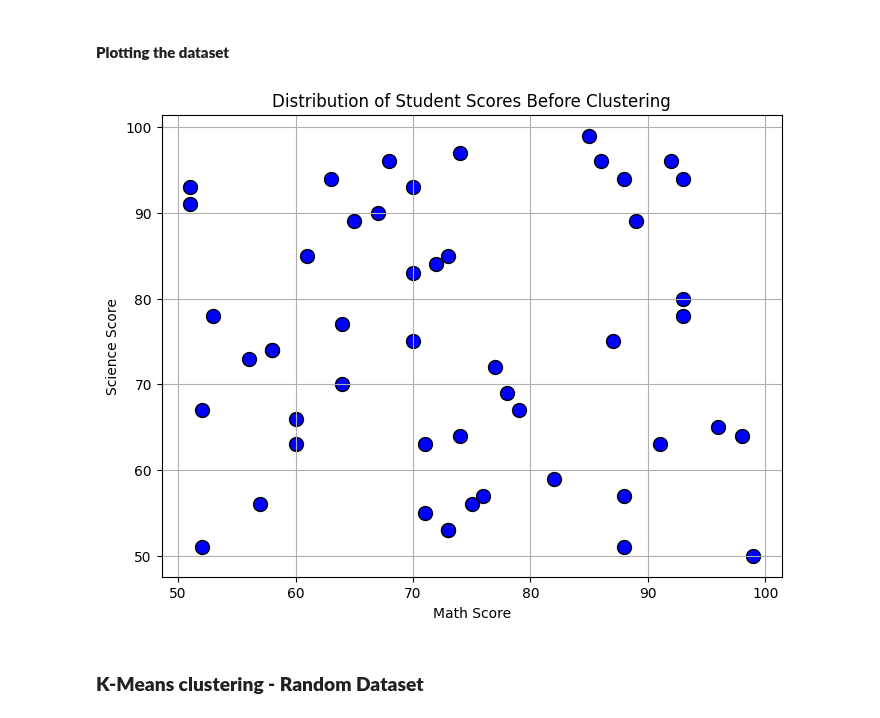
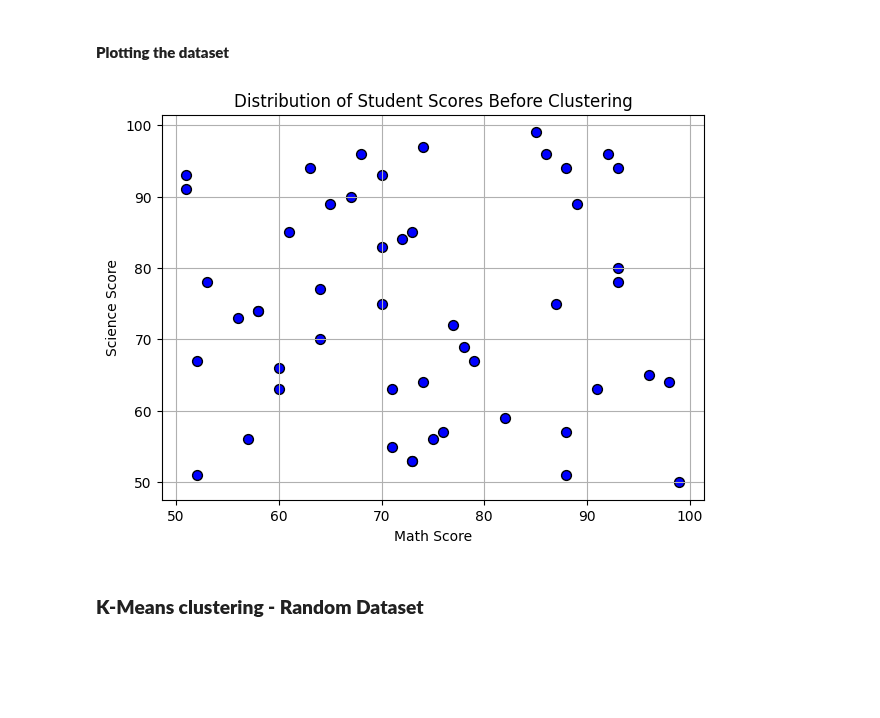
Before and after one commit to aninditadash/Introduction_to_machine_learning, a Jupyter notebook: unsupervised_learning/Examples/Random_data_clustering_analysis.ipynb, the cells around one changed output. Drawn from its saved outputs; the diff is of its cells as text; code cells hidden in the pictures; blank space fills up the shorter version.

```diff
--- a/unsupervised_learning/Examples/Random_data_clustering_analysis.ipynb
+++ b/unsupervised_learning/Examples/Random_data_clustering_analysis.ipynb
@@ -34,15 +35,15 @@ student_scores_df.head()
 #### __Plotting the dataset__
 # %%
 # Plot the distribution of points before clustering
-plt.figure(figsize=(8, 6))
-plt.scatter(math_scores, science_scores, color='blue', edgecolors='k', s=100)
+plt.figure(figsize=(7, 5))
+plt.scatter(math_scores, science_scores, color='blue', edgecolors='k', s=50)
 plt.xlabel('Math Score')
 plt.ylabel('Science Score')
 plt.title('Distribution of Student Scores Before Clustering')
 plt.grid(True)
 plt.show()
 # %% [output]
-[figure, old version]
+[figure, new version]
 # %% [markdown]
 ### __K-Means clustering - Random Dataset__
 # %%
```
Also changed, not shown: parts of 6 cells of this notebook.
